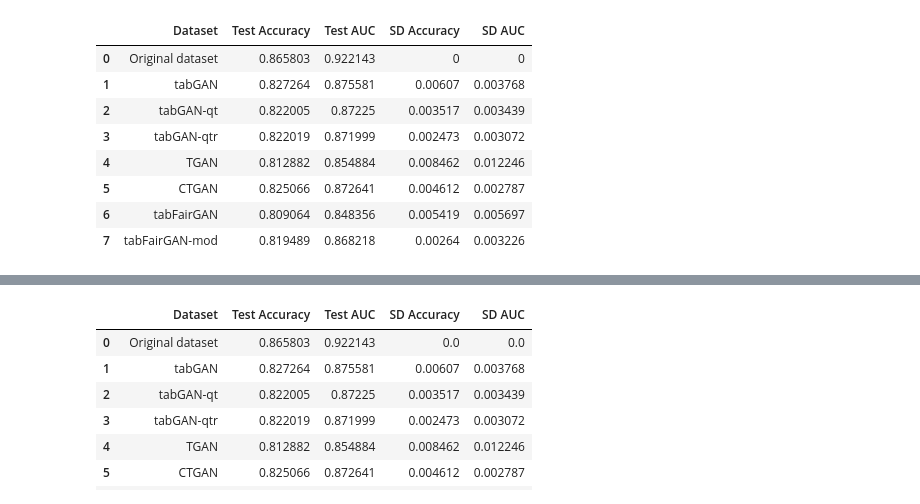
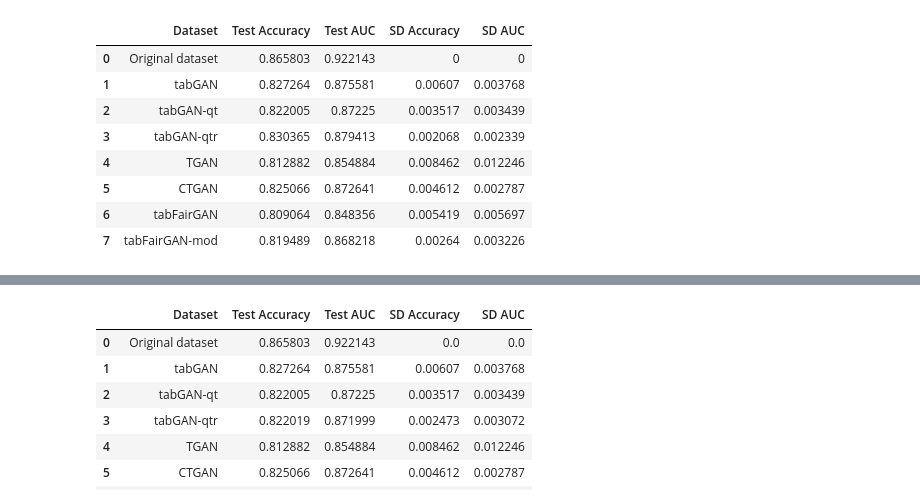
Before and after one commit to ArneRustad/Master-thesis-cf, a Jupyter notebook: tabGAN_compare_prediction_on_synthetic_adult_dataset.ipynb, the cells around one changed output, grey strips where cells are left out. Drawn from its saved outputs; the diff is of its cells as text; code cells hidden in the pictures.

```diff
--- a/tabGAN_compare_prediction_on_synthetic_adult_dataset.ipynb
+++ b/tabGAN_compare_prediction_on_synthetic_adult_dataset.ipynb
@@ -27,8 +27,8 @@ noise_discrete_unif_max = 0
 
 batch_size = 500
 
-n_synthetic_datasets = 5
+n_synthetic_datasets = 10
 n_synthetic_datasets_existing = 0
 
-retrain = False
+retrain = True
 # %%
@@ -67,17 +67,18 @@ if retrain:
     generate_multiple_datasets(tg_qtr, dataset_gen_dir, n_synthetic_datasets, n_epochs, subfolder = "tabGAN-qtr",
                               n_synthetic_datasets_existing=n_synthetic_datasets_existing)
 # %%
+%run "$utils_path"
 subfolders = ["tabGAN", "tabGAN-qt", "tabGAN-qtr", "TGAN", "CTGAN", "tabFairGAN", "tabFairGAN-mod"]
 efficacy_table_10_epochs = evaluate_tabGAN_through_prediction(data_train, data_test, dataset_gen_dir,
-                                                              subfolders, n_synthetic_datasets = 10,
+                                                              subfolders, n_synthetic_datasets = n_synthetic_datasets,
                                                              name_true_train_dataset="Original dataset")
 efficacy_table_10_epochs
 # %% [output]
 |  | Dataset | Test Accuracy | Test AUC | SD Accuracy | SD AUC |
 | 0 | Original dataset | 0.865803 | 0.922143 | 0 | 0 |
 | 1 | tabGAN | 0.827264 | 0.875581 | 0.00607 | 0.003768 |
 | 2 | tabGAN-qt | 0.822005 | 0.87225 | 0.003517 | 0.003439 |
-| 3 | tabGAN-qtr | 0.822019 | 0.871999 | 0.002473 | 0.003072 |
+| 3 | tabGAN-qtr | 0.830365 | 0.879413 | 0.002068 | 0.002339 |
 | 4 | TGAN | 0.812882 | 0.854884 | 0.008462 | 0.012246 |
 | 5 | CTGAN | 0.825066 | 0.872641 | 0.004612 | 0.002787 |
 | 6 | tabFairGAN | 0.809064 | 0.848356 | 0.005419 | 0.005697 |
```
Also changed, not shown: parts of 5 cells of this notebook, 2 other files.
